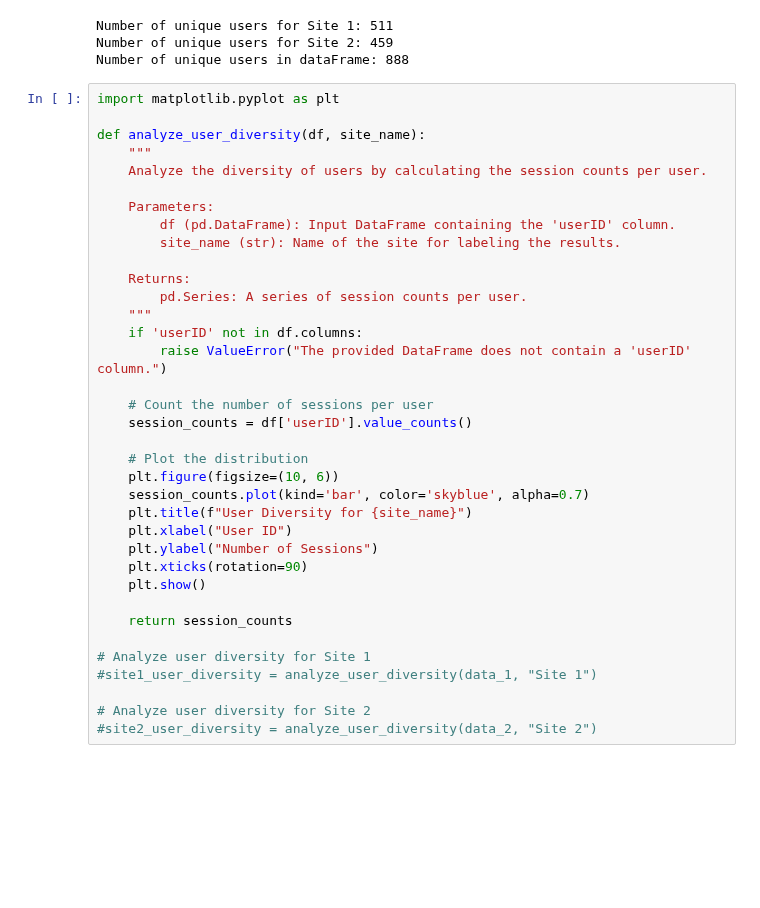
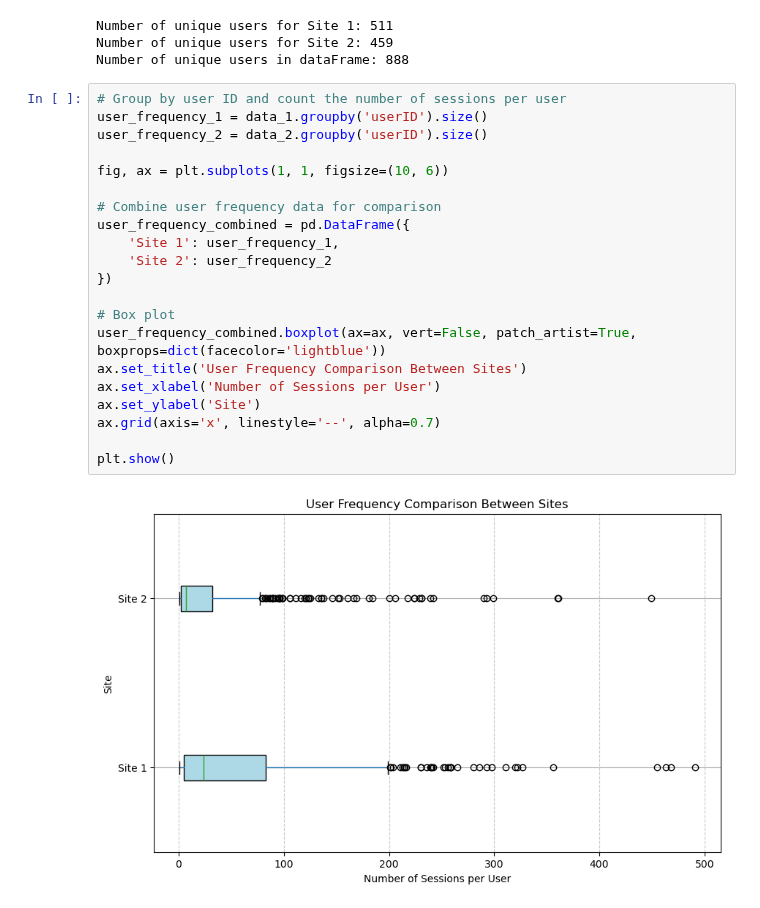
Before and after one commit to Zeyd263/DataDynamos, a Jupyter notebook: Preprocessing.ipynb, the cells around one changed output. Drawn from its saved outputs; the diff is of its cells as text; blank space fills up the shorter version.

Commit message:
user diversity

```diff
--- a/Preprocessing.ipynb
+++ b/Preprocessing.ipynb
@@ -622,39 +622,26 @@ print(f"Number of unique users in dataFrame: {unique_users}")
 Number of unique users for Site 1: 511
 Number of unique users for Site 2: 459
 Number of unique users in dataFrame: 888
-# %%
-import matplotlib.pyplot as plt
-
-def analyze_user_diversity(df, site_name):
-    """
-    Analyze the diversity of users by calculating the session counts per user.
-
-    Parameters:
-        df (pd.DataFrame): Input DataFrame containing the 'userID' column.
-        site_name (str): Name of the site for labeling the results.
-
-    Returns:
-        pd.Series: A series of session counts per user.
-    """
-    if 'userID' not in df.columns:
-        raise ValueError("The provided DataFrame does not contain a 'userID' column.")
-
-    # Count the number of sessions per user
-    session_counts = df['userID'].value_counts()
-
-    # Plot the distribution
-    plt.figure(figsize=(10, 6))
-    session_counts.plot(kind='bar', color='skyblue', alpha=0.7)
-    plt.title(f"User Diversity for {site_name}")
-    plt.xlabel("User ID")
-    plt.ylabel("Number of Sessions")
-    plt.xticks(rotation=90)
-    plt.show()
-
-    return session_counts
-
-# Analyze user diversity for Site 1
-#site1_user_diversity = analyze_user_diversity(data_1, "Site 1")
-
-# Analyze user diversity for Site 2
-#site2_user_diversity = analyze_user_diversity(data_2, "Site 2")
+# %%
+# Group by user ID and count the number of sessions per user
+user_frequency_1 = data_1.groupby('userID').size()
+user_frequency_2 = data_2.groupby('userID').size()
+
+fig, ax = plt.subplots(1, 1, figsize=(10, 6))
+
+# Combine user frequency data for comparison
+user_frequency_combined = pd.DataFrame({
+    'Site 1': user_frequency_1,
+    'Site 2': user_frequency_2
+})
+
+# Box plot
+user_frequency_combined.boxplot(ax=ax, vert=False, patch_artist=True, boxprops=dict(facecolor='lightblue'))
+ax.set_title('User Frequency Comparison Between Sites')
+ax.set_xlabel('Number of Sessions per User')
+ax.set_ylabel('Site')
+ax.grid(axis='x', linestyle='--', alpha=0.7)
+
+plt.show()
+# %% [output]
+[figure, added]
```
Also changed, not shown: parts of 3 cells of this notebook.
